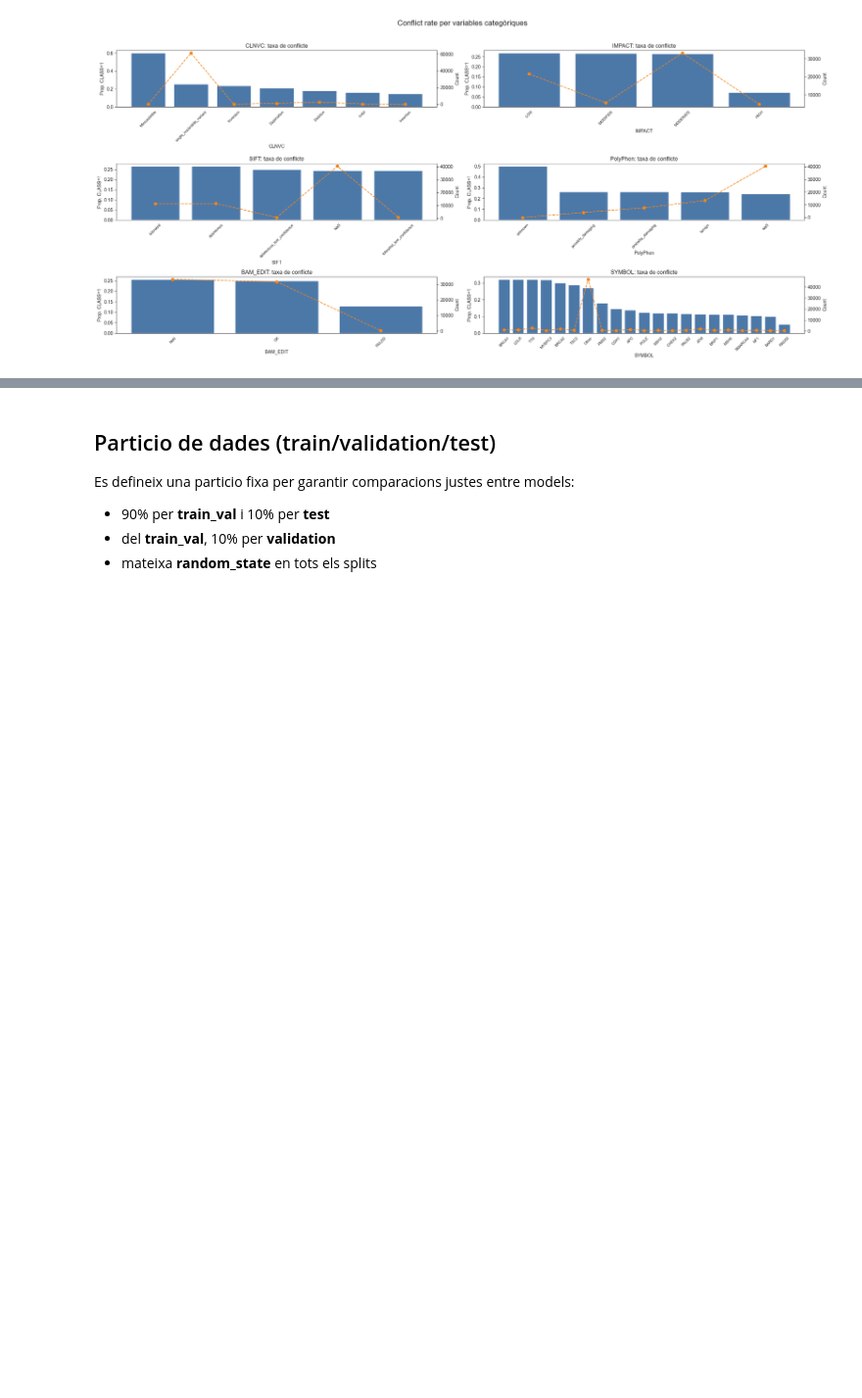
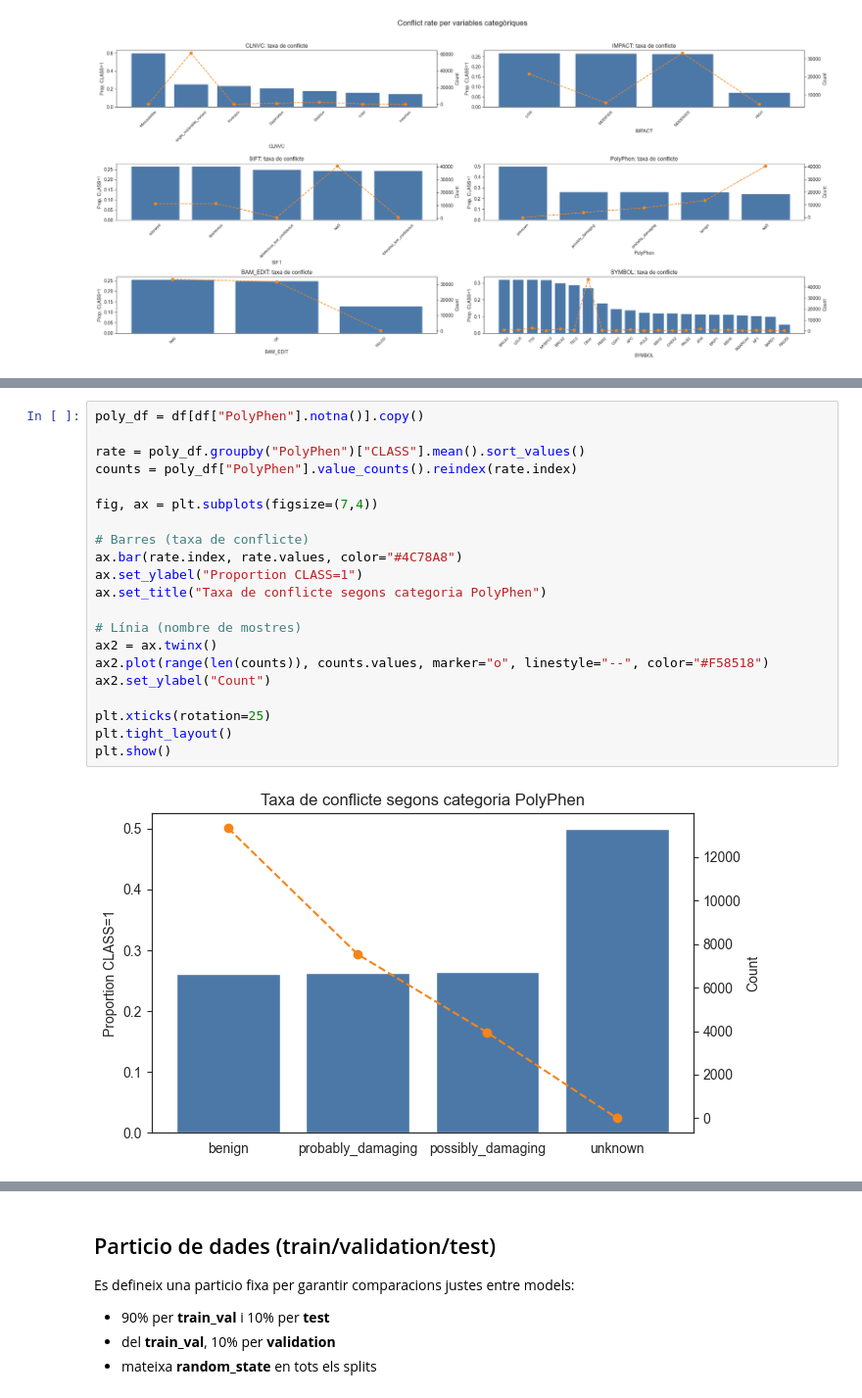
Before and after one commit to eliagarcia/tfg-genetic-variants, a Jupyter notebook: notebooks/eda.ipynb, the cells around one changed output, grey strips where cells are left out. Shown at 98% size. Saved outputs shown, nothing was run; the diff lists cells and outputs as text; blank space fills up the shorter version.

```diff
--- a/notebooks/eda.ipynb
+++ b/notebooks/eda.ipynb
@@ -446,0 +451,23 @@ plt.show()
+# %%
+poly_df = df[df["PolyPhen"].notna()].copy()
+
+rate = poly_df.groupby("PolyPhen")["CLASS"].mean().sort_values()
+counts = poly_df["PolyPhen"].value_counts().reindex(rate.index)
+
+fig, ax = plt.subplots(figsize=(7,4))
+
+# Barres (taxa de conflicte)
+ax.bar(rate.index, rate.values, color="#4C78A8")
+ax.set_ylabel("Proportion CLASS=1")
+ax.set_title("Taxa de conflicte segons categoria PolyPhen")
+
+# Línia (nombre de mostres)
+ax2 = ax.twinx()
+ax2.plot(range(len(counts)), counts.values, marker="o", linestyle="--", color="#F58518")
+ax2.set_ylabel("Count")
+
+plt.xticks(rotation=25)
+plt.tight_layout()
+plt.show()
+# %% [output]
+[figure, added]
```
Also changed, not shown: parts of 8 cells of this notebook.
